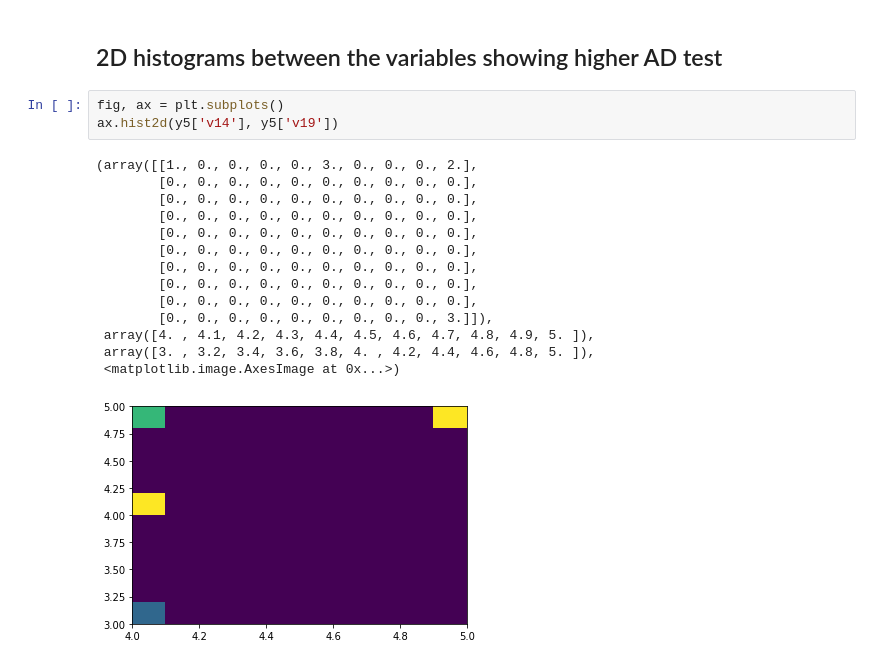
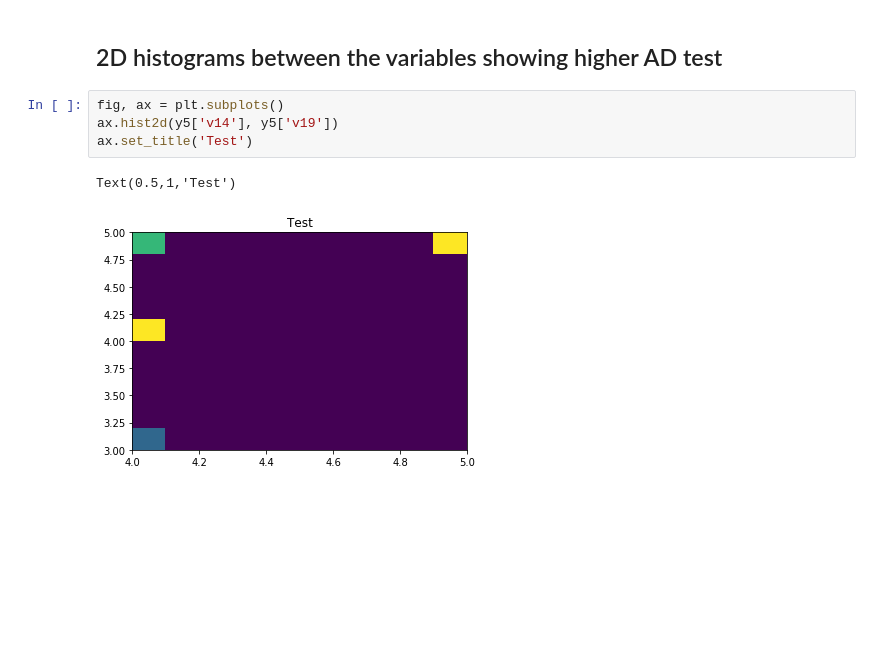
Before and after one commit to paztronomer/collab_edu, a Jupyter notebook: analysis.ipynb, the cells around one changed output. Drawn from its saved outputs; the diff is of its cells as text; blank space fills up the shorter version.

```diff
--- a/analysis.ipynb
+++ b/analysis.ipynb
@@ -593,18 +583,7 @@ sub_m4_all, sub_m4_y1, sub_m4_y4, sub_m4_y5
 # %%
 fig, ax = plt.subplots()
 ax.hist2d(y5['v14'], y5['v19'])
+ax.set_title('Test')
 # %% [output]
-(array([[1., 0., 0., 0., 0., 3., 0., 0., 0., 2.],
-        [0., 0., 0., 0., 0., 0., 0., 0., 0., 0.],
-        [0., 0., 0., 0., 0., 0., 0., 0., 0., 0.],
-        [0., 0., 0., 0., 0., 0., 0., 0., 0., 0.],
-        [0., 0., 0., 0., 0., 0., 0., 0., 0., 0.],
-        [0., 0., 0., 0., 0., 0., 0., 0., 0., 0.],
-        [0., 0., 0., 0., 0., 0., 0., 0., 0., 0.],
-        [0., 0., 0., 0., 0., 0., 0., 0., 0., 0.],
-        [0., 0., 0., 0., 0., 0., 0., 0., 0., 0.],
-        [0., 0., 0., 0., 0., 0., 0., 0., 0., 3.]]),
- array([4. , 4.1, 4.2, 4.3, 4.4, 4.5, 4.6, 4.7, 4.8, 4.9, 5. ]),
- array([3. , 3.2, 3.4, 3.6, 3.8, 4. , 4.2, 4.4, 4.6, 4.8, 5. ]),
- <matplotlib.image.AxesImage at 0x...>)
+Text(0.5,1,'Test')
-[figure, old version]
+[figure, new version]
```
Also changed, not shown: parts of 1 cell of this notebook.
